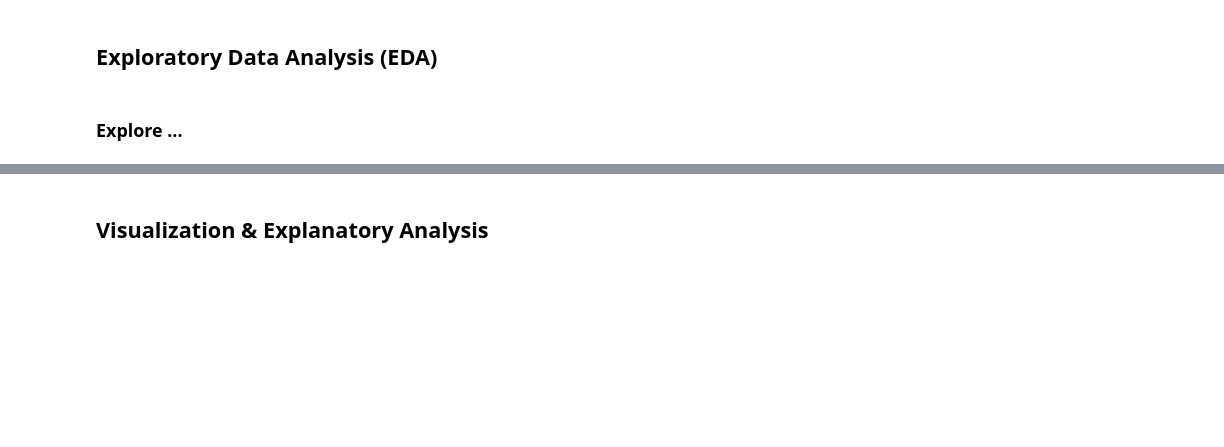
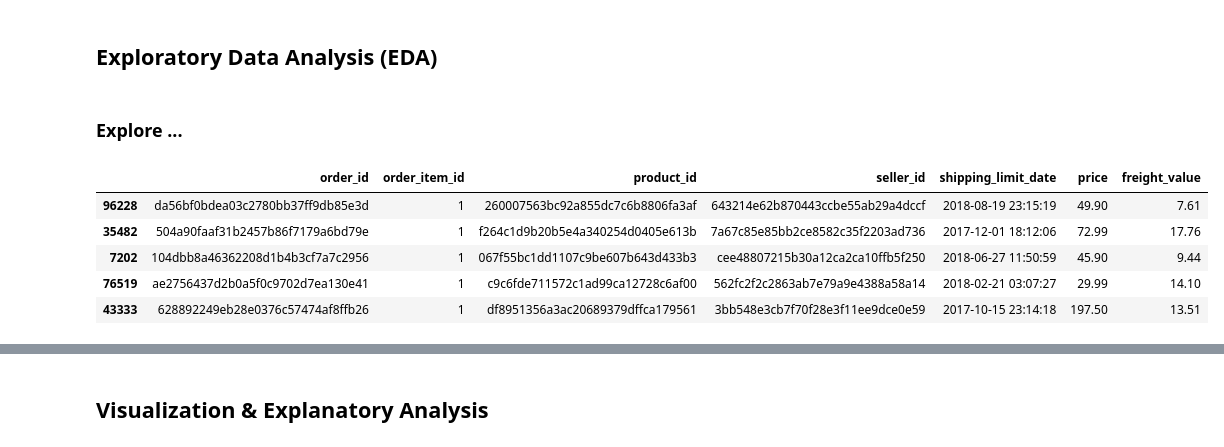
Before and after one commit to Divarahma22/Dasboard_Ecomers, a Jupyter notebook: notebook.ipynb, the cells around one changed output, grey strips where cells are left out. Saved outputs shown, nothing was run; the diff lists cells and outputs as text; code cells hidden in the pictures; blank space fills up the shorter version.

```diff
--- a/notebook.ipynb
+++ b/notebook.ipynb
@@ -139,3 +155,13 @@ jumlah duplikasi:  0
 ## Exploratory Data Analysis (EDA)
 # %% [markdown]
 ### Explore ...
+# %%
+
+order_items_df.sample(5)
+# %% [output]
+|  | order_id | order_item_id | product_id | seller_id | shipping_limit_date | price | freight_value |
+| 96228 | da56bf0bdea03c2780bb37ff9db85e3d | 1 | 260007563bc92a855dc7c6b8806fa3af | 643214e62b870443ccbe55ab29a4dccf | 2018-08-19 23:15:19 | 49.90 | 7.61 |
+| 35482 | 504a90faaf31b2457b86f7179a6bd79e | 1 | f264c1d9b20b5e4a340254d0405e613b | 7a67c85e85bb2ce8582c35f2203ad736 | 2017-12-01 18:12:06 | 72.99 | 17.76 |
+| 7202 | 104dbb8a46362208d1b4b3cf7a7c2956 | 1 | 067f55bc1dd1107c9be607b643d433b3 | cee48807215b30a12ca2ca10ffb5f250 | 2018-06-27 11:50:59 | 45.90 | 9.44 |
+| 76519 | ae2756437d2b0a5f0c9702d7ea130e41 | 1 | c9c6fde711572c1ad99ca12728c6af00 | 562fc2f2c2863ab7e79a9e4388a58a14 | 2018-02-21 03:07:27 | 29.99 | 14.10 |
+| 43333 | 628892249eb28e0376c57474af8ffb26 | 1 | df8951356a3ac20689379dffca179561 | 3bb548e3cb7f70f28e3f11ee9dce0e59 | 2017-10-15 23:14:18 | 197.50 | 13.51 |
```
Also changed, not shown: parts of 13 cells of this notebook, 1 other file.
